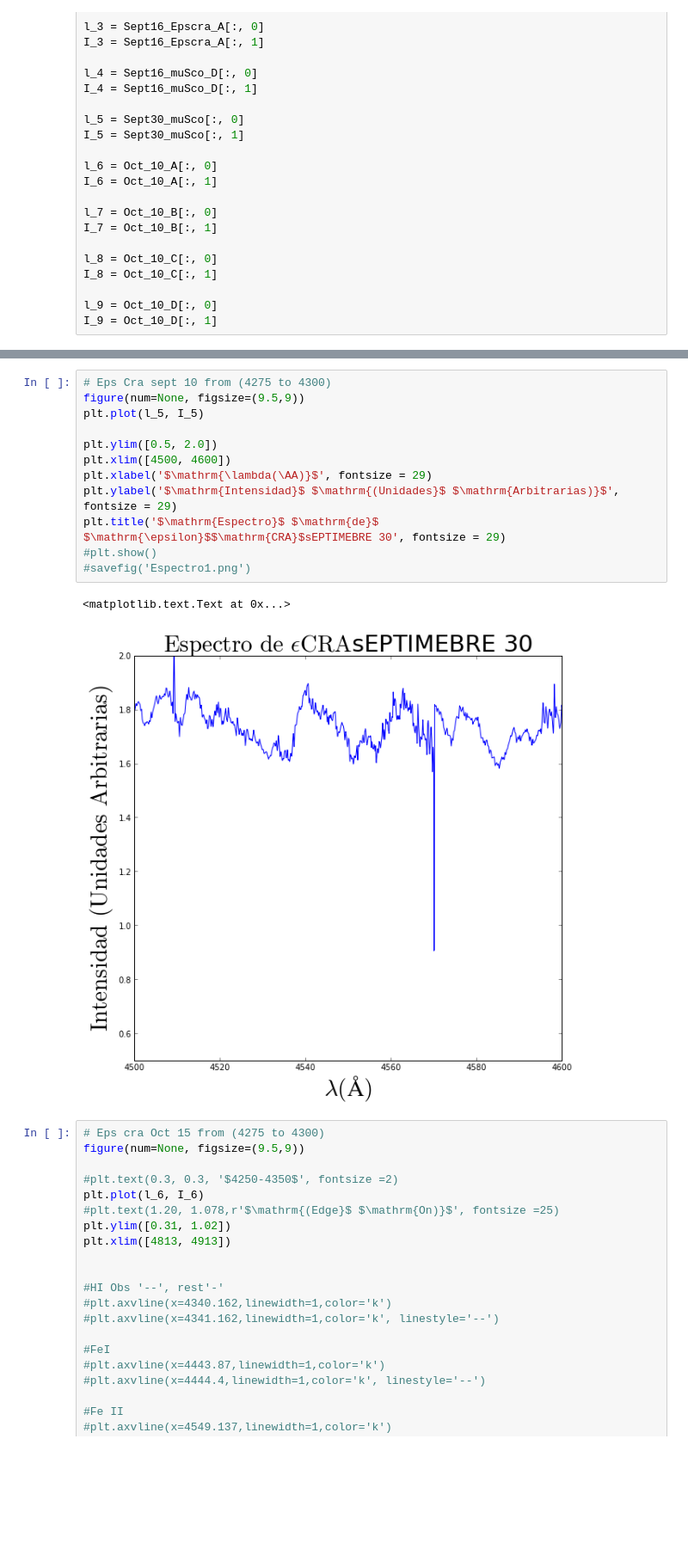
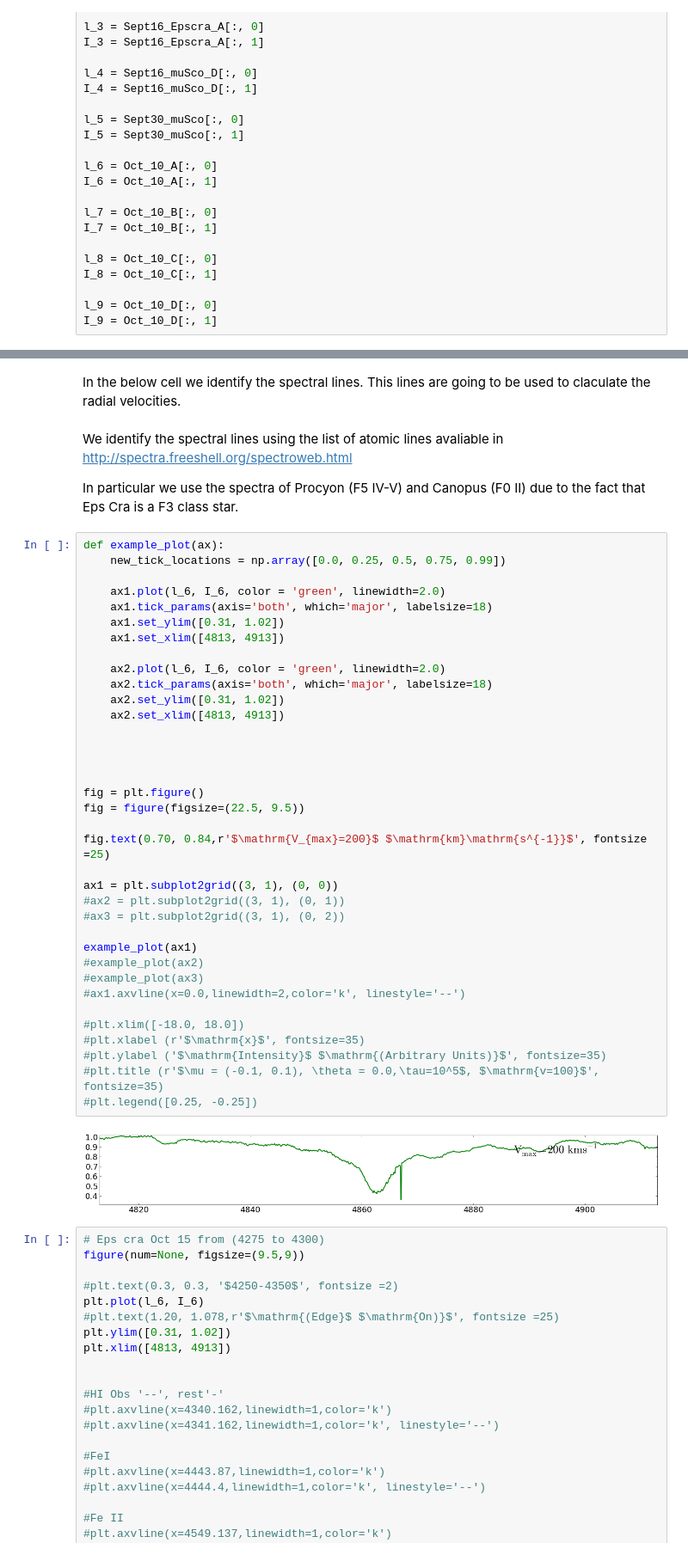
Before and after one commit to jngaravitoc/EpsCra, a Jupyter notebook: Spectra_analysis.ipynb, the cells around one changed output, grey strips where cells are left out. Shown at 86% size. Saved outputs shown, nothing was run; the diff lists cells and outputs as text; blank space fills up the shorter version.

```diff
--- a/Spectra_analysis.ipynb
+++ b/Spectra_analysis.ipynb
@@ -582,18 +71,47 @@ plt.title('$\mathrm{Espectro}$ $\mathrm{de}$ $\mathrm{\epsilon}$$\mathrm{CRA}$sE
-# %%
-# Eps Cra sept 10 from (4275 to 4300)
-figure(num=None, figsize=(9.5,9))
-plt.plot(l_5, I_5)
-
-plt.ylim([0.5, 2.0])
-plt.xlim([4500, 4600])
-plt.xlabel('$\mathrm{\lambda(\AA)}$', fontsize = 29)
-plt.ylabel('$\mathrm{Intensidad}$ $\mathrm{(Unidades}$ $\mathrm{Arbitrarias)}$', fontsize = 29)
-plt.title('$\mathrm{Espectro}$ $\mathrm{de}$ $\mathrm{\epsilon}$$\mathrm{CRA}$sEPTIMEBRE 30', fontsize = 29)
-#plt.show()
-#savefig('Espectro1.png')
-# %% [output]
-<matplotlib.text.Text at 0x...>
-[figure, removed]
+# %% [markdown]
+In the below cell we identify the spectral lines. This lines are going to be used to claculate the radial velocities.
+# %% [markdown]
+We identify the spectral lines using the list of atomic lines avaliable in http://spectra.freeshell.org/spectroweb.html
+
+In particular we use the spectra of Procyon (F5 IV-V) and Canopus (F0 II) due to the fact that Eps Cra is a F3 class star.
+# %%
+def example_plot(ax):
+    new_tick_locations = np.array([0.0, 0.25, 0.5, 0.75, 0.99])
+
+    ax1.plot(l_6, I_6, color = 'green', linewidth=2.0)
+    ax1.tick_params(axis='both', which='major', labelsize=18)
+    ax1.set_ylim([0.31, 1.02])
+    ax1.set_xlim([4813, 4913])
+
+    ax2.plot(l_6, I_6, color = 'green', linewidth=2.0)
+    ax2.tick_params(axis='both', which='major', labelsize=18)
+    ax2.set_ylim([0.31, 1.02])
+    ax2.set_xlim([4813, 4913])
+
+
+
+
+fig = plt.figure()
+fig = figure(figsize=(22.5, 9.5))
+
+fig.text(0.70, 0.84,r'$\mathrm{V_{max}=200}$ $\mathrm{km}\mathrm{s^{-1}}$', fontsize =25)
+
+ax1 = plt.subplot2grid((3, 1), (0, 0))
+#ax2 = plt.subplot2grid((3, 1), (0, 1))
+#ax3 = plt.subplot2grid((3, 1), (0, 2))
+
+example_plot(ax1)
+#example_plot(ax2)
+#example_plot(ax3)
+#ax1.axvline(x=0.0,linewidth=2,color='k', linestyle='--')
+
+#plt.xlim([-18.0, 18.0])
+#plt.xlabel (r'$\mathrm{x}$', fontsize=35)
+#plt.ylabel ('$\mathrm{Intensity}$ $\mathrm{(Arbitrary Units)}$', fontsize=35)
+#plt.title (r'$\mu = (-0.1, 0.1), \theta = 0.0,\tau=10^5$, $\mathrm{v=100}$', fontsize=35)
+#plt.legend([0.25, -0.25])
+# %% [output]
+[figure, added]
 # %%
 # Eps cra Oct 15 from (4275 to 4300)
 figure(num=None, figsize=(9.5,9))
```
Also changed, not shown: parts of 27 cells of this notebook.
